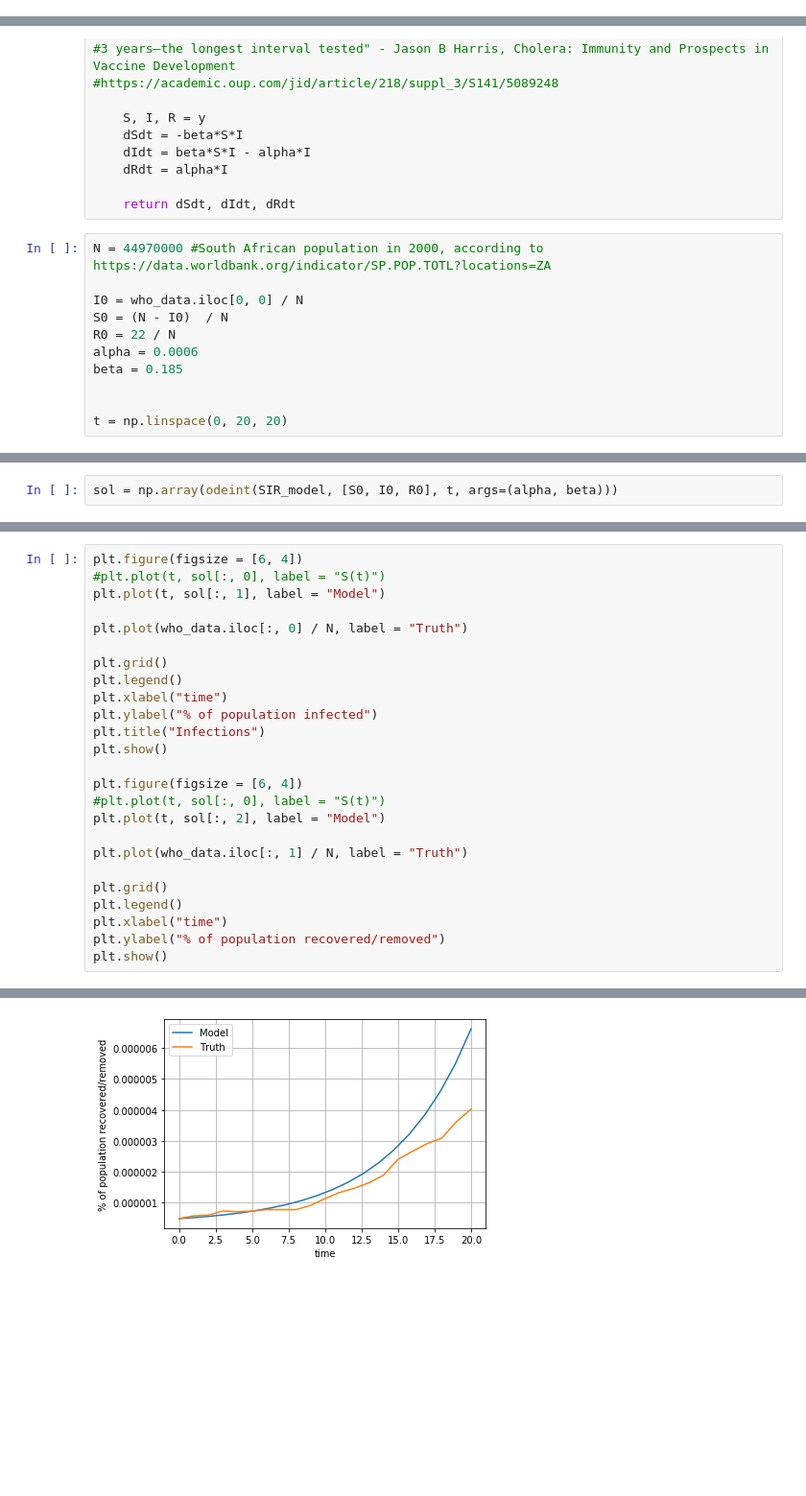
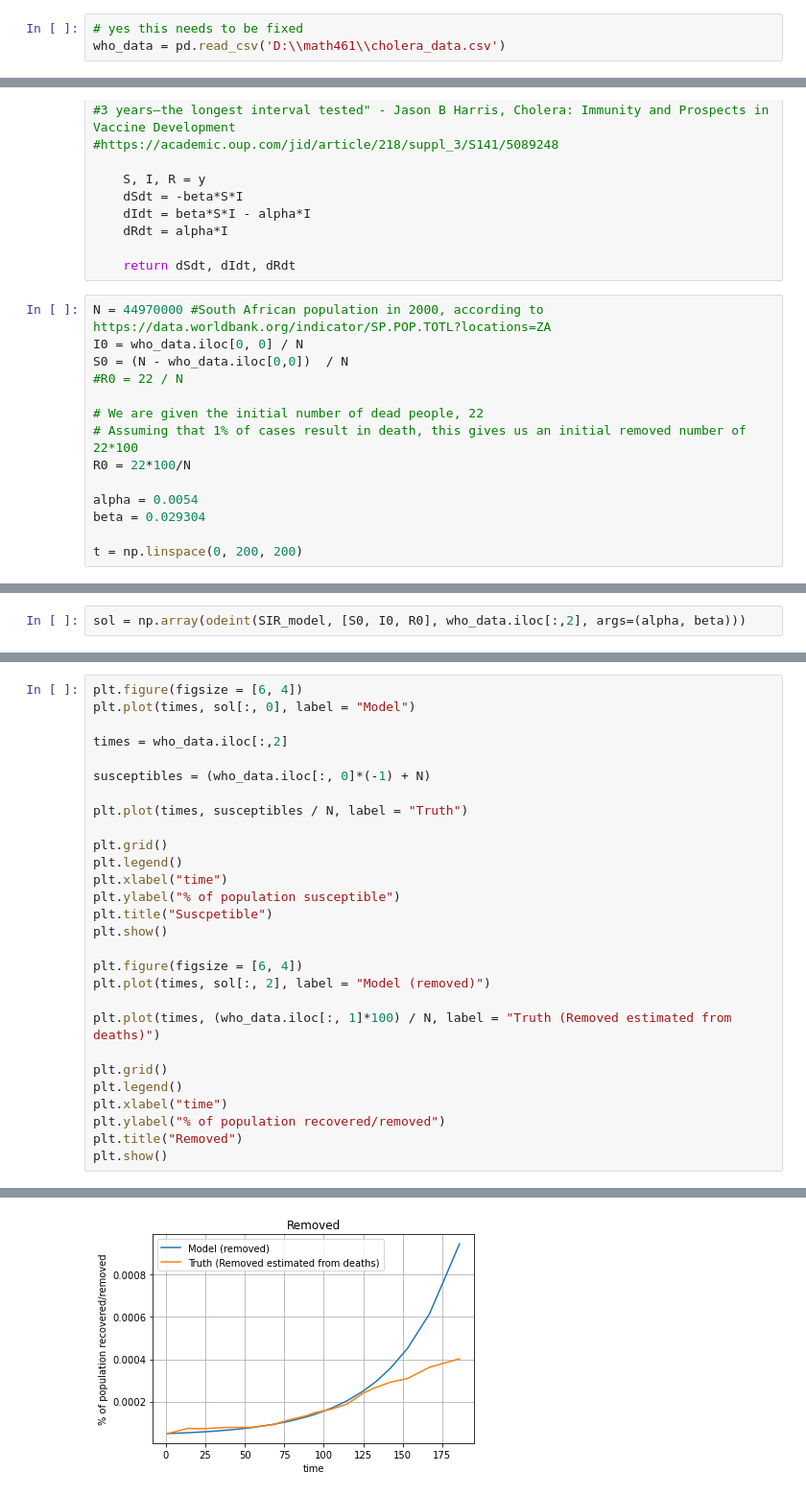
Before and after one commit to DusanKovac/Modelling-Cholera-Outbreak, a Jupyter notebook: first_go.ipynb, the cells around one changed output, grey strips where cells are left out. Shown at 96% size. Saved outputs shown, nothing was run; the diff lists cells and outputs as text; blank space fills up the shorter version.

```diff
--- a/first_go.ipynb
+++ b/first_go.ipynb
@@ -10,3 +9,6 @@ who_data = pd.read_csv('C:\\Users\\josht\\Documents\\461\\cholera_data.csv')
+# %%
+# yes this needs to be fixed
+who_data = pd.read_csv('D:\\math461\\cholera_data.csv')
 # %%
 def SIR_model(y, t, alpha, beta):
 #The rate of re-infection is set to 0,
@@ -24,12 +26,15 @@ def SIR_model(y, t, alpha, beta):
     return dSdt, dIdt, dRdt
 # %%
 N = 44970000 #South African population in 2000, according to https://data.worldbank.org/indicator/SP.POP.TOTL?locations=ZA
+I0 = who_data.iloc[0, 0] / N
+S0 = (N - who_data.iloc[0,0])  / N
+#R0 = 22 / N
 
-I0 = who_data.iloc[0, 0] / N
-S0 = (N - I0)  / N
-R0 = 22 / N
-alpha = 0.0006
-beta = 0.185
+# We are given the initial number of dead people, 22
+# Assuming that 1% of cases result in death, this gives us an initial removed number of 22*100
+R0 = 22*100/N
 
+alpha = 0.0054
+beta = 0.029304
 
-t = np.linspace(0, 20, 20)
+t = np.linspace(0, 200, 200)
@@ -36,2 +43,2 @@ t = np.linspace(0, 20, 20)
 # %%
-sol = np.array(odeint(SIR_model, [S0, I0, R0], t, args=(alpha, beta)))
+sol = np.array(odeint(SIR_model, [S0, I0, R0], who_data.iloc[:,2], args=(alpha, beta)))
@@ -38,26 +49,29 @@ sol = np.array(odeint(SIR_model, [S0, I0, R0], t, args=(alpha, beta)))
 # %%
 plt.figure(figsize = [6, 4])
-#plt.plot(t, sol[:, 0], label = "S(t)")
-plt.plot(t, sol[:, 1], label = "Model")
+plt.plot(times, sol[:, 0], label = "Model")
 
-plt.plot(who_data.iloc[:, 0] / N, label = "Truth")
+times = who_data.iloc[:,2]
+
+susceptibles = (who_data.iloc[:, 0]*(-1) + N)
+
+plt.plot(times, susceptibles / N, label = "Truth")
 
 plt.grid()
 plt.legend()
 plt.xlabel("time")
-plt.ylabel("% of population infected")
-plt.title("Infections")
+plt.ylabel("% of population susceptible")
+plt.title("Suscpetible")
 plt.show()
 
 plt.figure(figsize = [6, 4])
-#plt.plot(t, sol[:, 0], label = "S(t)")
-plt.plot(t, sol[:, 2], label = "Model")
+plt.plot(times, sol[:, 2], label = "Model (removed)")
 
-plt.plot(who_data.iloc[:, 1] / N, label = "Truth")
+plt.plot(times, (who_data.iloc[:, 1]*100) / N, label = "Truth (Removed estimated from deaths)")
 
 plt.grid()
 plt.legend()
 plt.xlabel("time")
 plt.ylabel("% of population recovered/removed")
+plt.title("Removed")
 plt.show()
 # %% [output]
@@ -65,2 +79,2 @@ plt.show()
-[figure, old version]
+[figure, new version]
 # %% [markdown]
```
Also changed, not shown: parts of 18 cells of this notebook.
